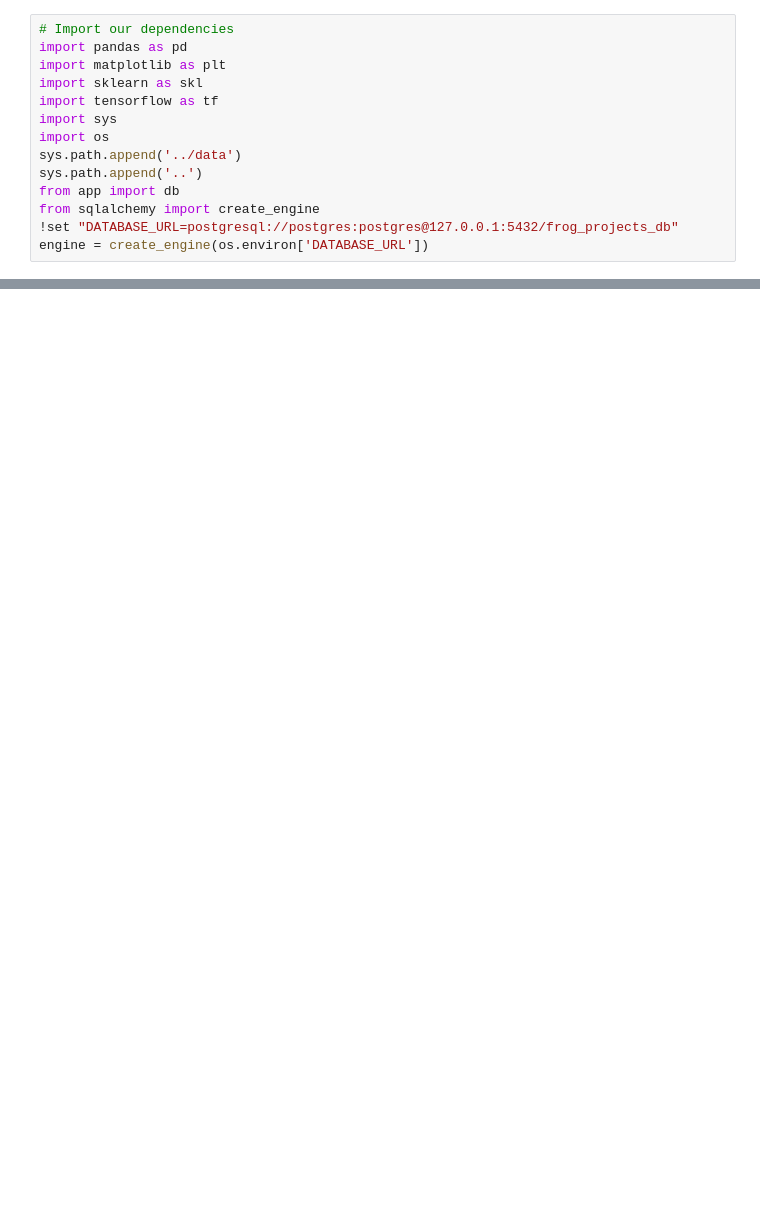
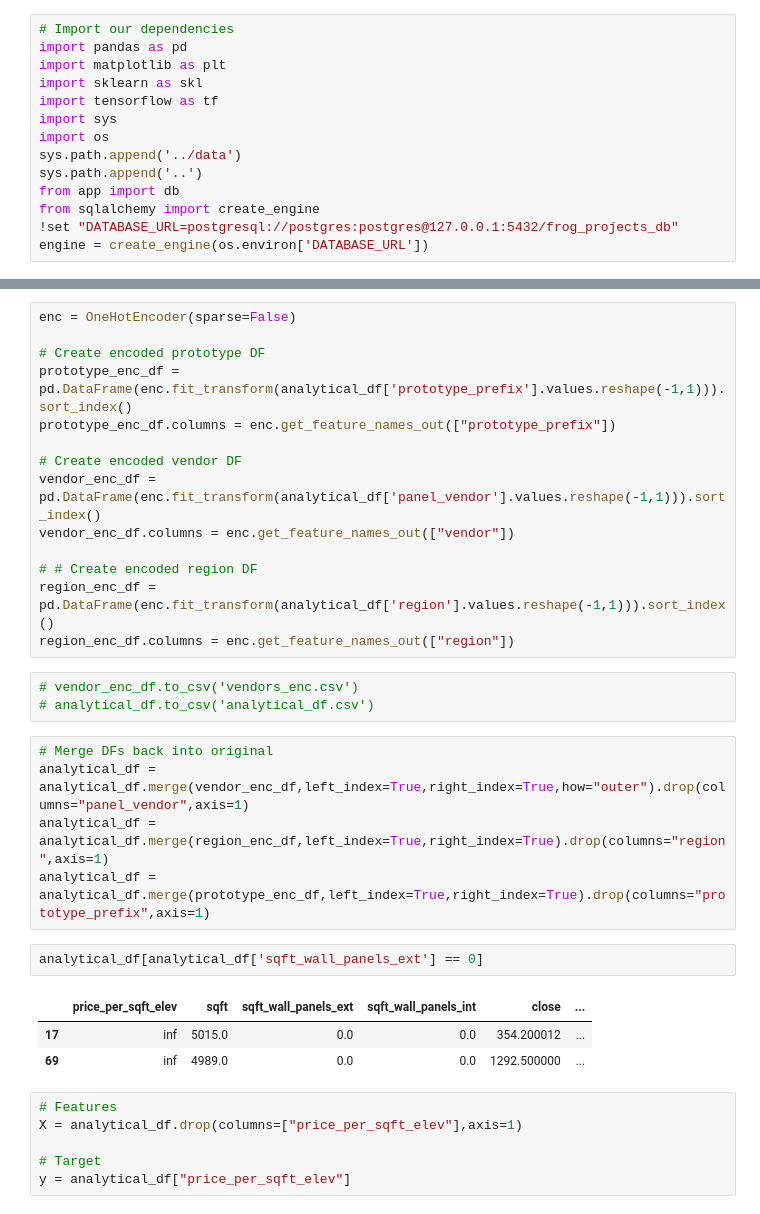
Before and after one commit to JohnnyBuccola/bbc-20-project-dashboard, a Jupyter notebook: notebooks/ml_exploration.ipynb, the cells around one changed output, grey strips where cells are left out. Drawn from its saved outputs; the diff is of its cells as text; blank space fills up the shorter version.

```diff
--- a/notebooks/ml_exploration.ipynb
+++ b/notebooks/ml_exploration.ipynb
@@ -82,0 +71,34 @@ X_scaler = skl.preprocessing.StandardScaler()
+# %%
+enc = OneHotEncoder(sparse=False)
+
+# Create encoded prototype DF
+prototype_enc_df = pd.DataFrame(enc.fit_transform(analytical_df['prototype_prefix'].values.reshape(-1,1))).sort_index()
+prototype_enc_df.columns = enc.get_feature_names_out(["prototype_prefix"])
+
+# Create encoded vendor DF
+vendor_enc_df = pd.DataFrame(enc.fit_transform(analytical_df['panel_vendor'].values.reshape(-1,1))).sort_index()
+vendor_enc_df.columns = enc.get_feature_names_out(["vendor"])
+
+# # Create encoded region DF
+region_enc_df = pd.DataFrame(enc.fit_transform(analytical_df['region'].values.reshape(-1,1))).sort_index()
+region_enc_df.columns = enc.get_feature_names_out(["region"])
+# %%
+# vendor_enc_df.to_csv('vendors_enc.csv')
+# analytical_df.to_csv('analytical_df.csv')
+# %%
+# Merge DFs back into original
+analytical_df = analytical_df.merge(vendor_enc_df,left_index=True,right_index=True,how="outer").drop(columns="panel_vendor",axis=1)
+analytical_df = analytical_df.merge(region_enc_df,left_index=True,right_index=True).drop(columns="region",axis=1)
+analytical_df = analytical_df.merge(prototype_enc_df,left_index=True,right_index=True).drop(columns="prototype_prefix",axis=1)
+# %%
+analytical_df[analytical_df['sqft_wall_panels_ext'] == 0]
+# %% [output]
+|  | price_per_sqft_elev | sqft | sqft_wall_panels_ext | sqft_wall_panels_int | close | ... |
+| 17 | inf | 5015.0 | 0.0 | 0.0 | 354.200012 | ... |
+| 69 | inf | 4989.0 | 0.0 | 0.0 | 1292.500000 | ... |
+# %%
+# Features
+X = analytical_df.drop(columns=["price_per_sqft_elev"],axis=1)
+
+# Target
+y = analytical_df["price_per_sqft_elev"]
```
Also changed, not shown: parts of 28 cells of this notebook, 6 other files.
